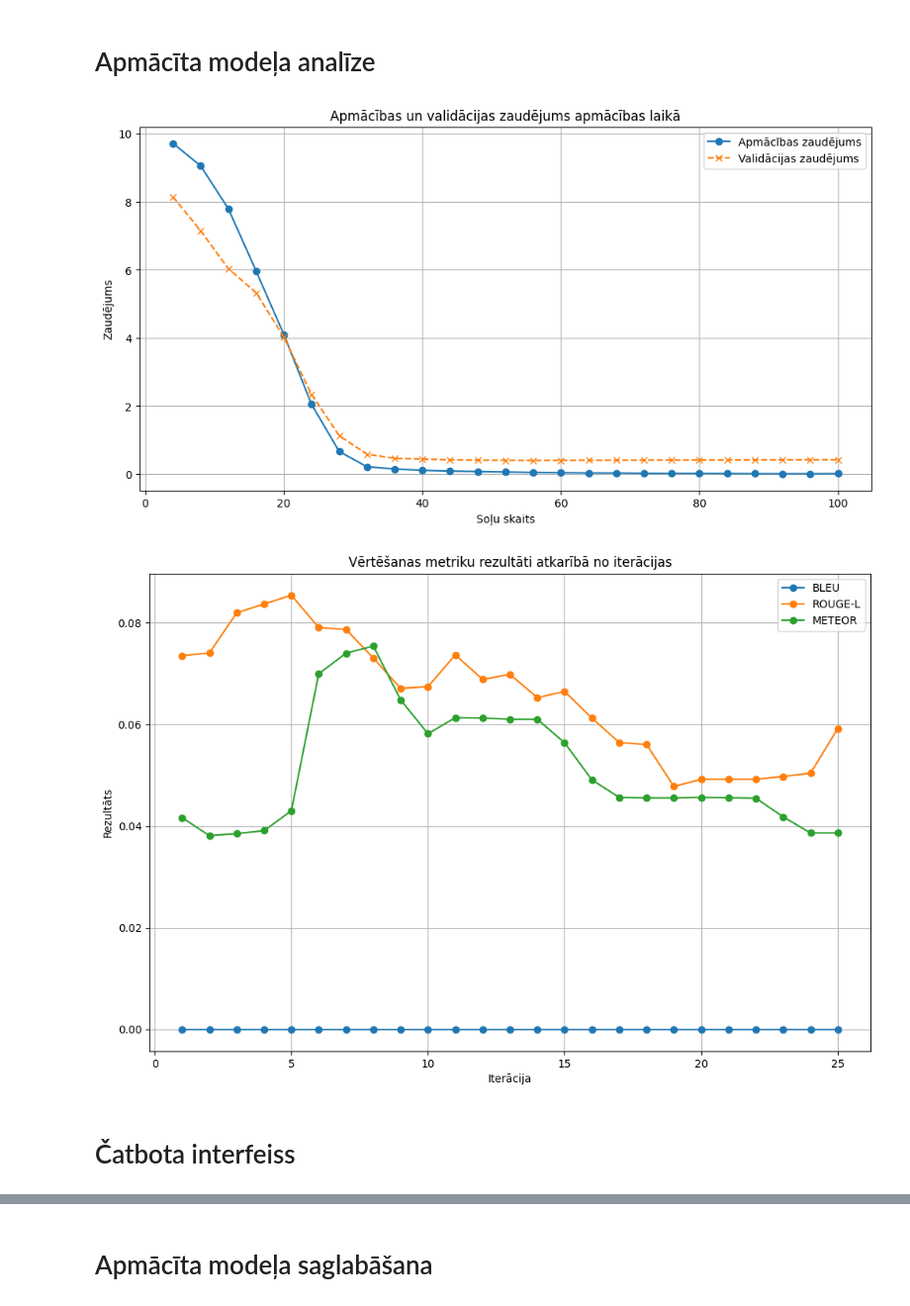
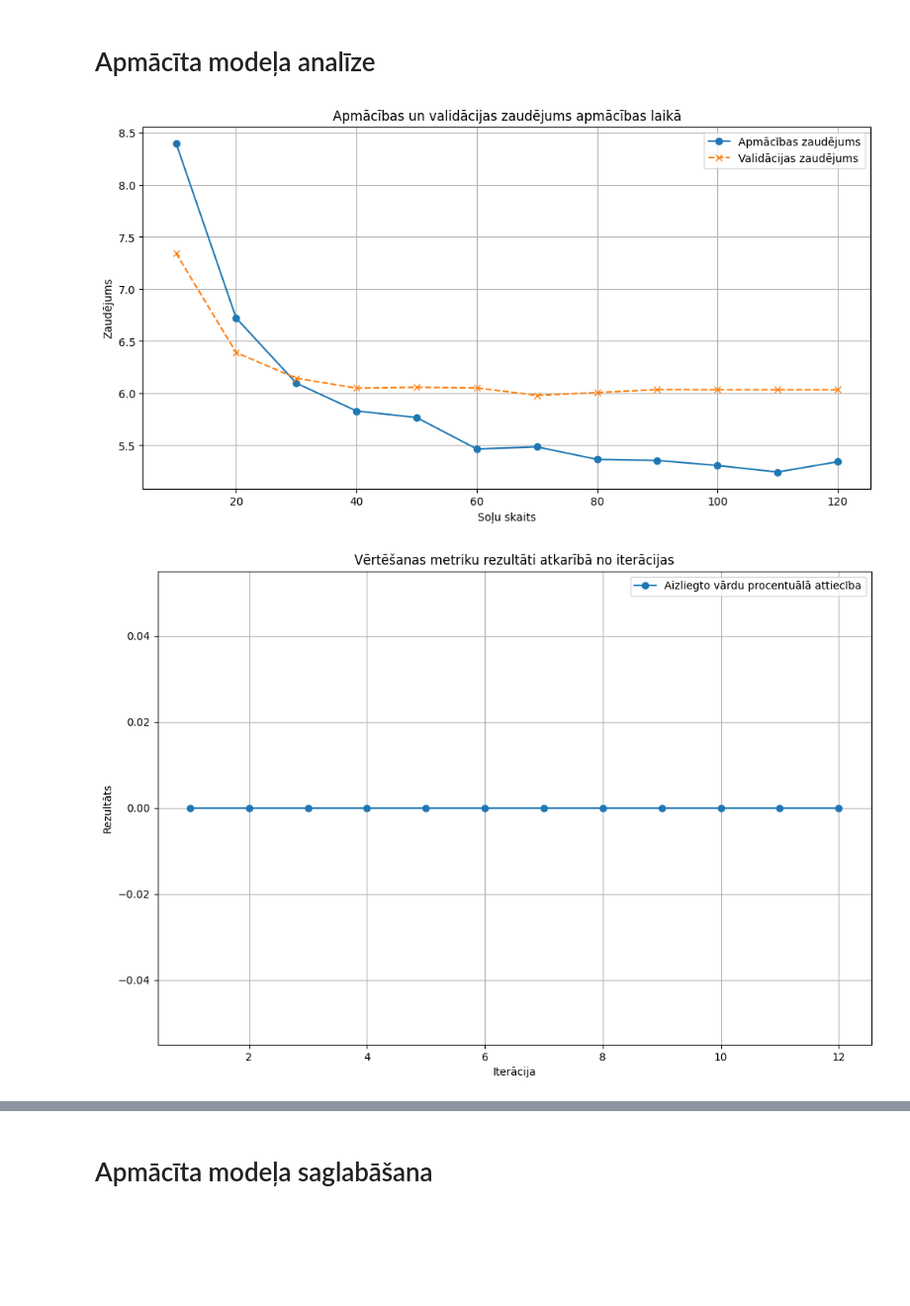
Before and after one commit to ronalds82/Datu-kopas-tulkosana, a Jupyter notebook: Instruct.ipynb, the cells around one changed output, grey strips where cells are left out. Shown at 99% size. Drawn from its saved outputs; the diff is of its cells as text; code cells hidden in the pictures; blank space fills up the shorter version.

```diff
--- a/Instruct.ipynb
+++ b/Instruct.ipynb
@@ -159,37 +176,2 @@ Validācijas datu kopas izmērs: 15
 # %% [markdown]
 # Metriku aprēķināšanas funkcijas
-# %%
-# Metriku vēsture
-metrics_history = []
-metrics = {}
-
-# Definējam izmantotās metrikas
-metrics = {
-    'bleu': evaluate.load('bleu'),
-    'rouge': evaluate.load('rouge'),
-    'meteor': evaluate.load('meteor')
-}
-
-def compute_metrics(pred: trainer_utils.EvalPrediction) -> dict:
-    predictions = pred.predictions[0] if isinstance(pred.predictions, tuple) else pred.predictions
-    label_ids = pred.label_ids
-
-    decoded_predictions = tokenizer.batch_decode(predictions, skip_special_tokens=True)
-    label_ids[label_ids == -100] = tokenizer.pad_token_id
-    decoded_labels = tokenizer.batch_decode(label_ids, skip_special_tokens=True)
-
-    # Aprēķinām metriku rezultātus
-    metric_results = {
-      'bleu': metrics['bleu'].compute(predictions=decoded_predictions, references=decoded_labels)['bleu'],
-      'rougeL': metrics['rouge'].compute(predictions=decoded_predictions, references=decoded_labels)['rougeL'],
-      'meteor': metrics['meteor'].compute(predictions=decoded_predictions, references=decoded_labels)['meteor']
-    }
-
-    metrics_history.append(metric_results)
-
-    return metric_results
-
-# Funkcija, lai izvairītos no atmiņas problēmām
-def preprocess_logits_for_metrics(logits, labels):
-    pred_ids = torch.argmax(logits, dim=-1)
-    return pred_ids, labels
@@ -294,40 +358,35 @@ def plot_results(training_history):
         validation_steps = steps[:len(validation_losses)]
         plt.plot(validation_steps, validation_losses, label='Validācijas zaudējums', marker='x', linestyle='--')
 
     plt.xlabel('Soļu skaits')
     plt.ylabel('Zaudējums')
     plt.title('Apmācības un validācijas zaudējums apmācības laikā')
     plt.legend()
     plt.grid(True)
     plt.show()
 
 def plot_metrics_history(metrics_history):
     epochs = list(range(1, len(metrics_history)+1))
     plt.figure(figsize=(12, 8))
 
     # Sagatavojam datus parādīšanai grafikā
-    bleu_scores = [x['bleu'] for x in metrics_history]
-    rouge_scores = [x['rougeL'] for x in metrics_history]
-    meteor_scores = [x['meteor'] for x in metrics_history]
+    forbidden_word_percentages = [x['forbidden_word_percentage'] for x in metrics_history]
 
-    plt.plot(epochs, bleu_scores, label='BLEU', marker='o')
-    plt.plot(epochs, rouge_scores, label='ROUGE-L', marker='o')
-    plt.plot(epochs, meteor_scores, label='METEOR', marker='o')
+    # Plot accuracy and F1 scores
+    plt.plot(epochs, forbidden_word_percentages, label='Aizliegto vārdu procentuālā attiecība', marker='o')
 
     plt.xlabel('Iterācija')
     plt.ylabel('Rezultāts')
     plt.title('Vērtēšanas metriku rezultāti atkarībā no iterācijas')
     plt.legend()
     plt.grid(True)
     plt.show()
 
 # Izpildām tikai, ja ir notikusi modeļa pielāgošana, citādi tas tiks darīts "Saglabātā modeļa izmantošana" sadaļā
 if TRAIN:
     plot_results(trainer.state.log_history)
     print()
     plot_metrics_history(metrics_history)
 # %% [output]
-[figure, old version]
+[figure, new version]
-[figure, old version]
+[figure, new version]
-# %% [markdown]
-# Čatbota interfeiss
```
Also changed, not shown: parts of 10 cells of this notebook.
